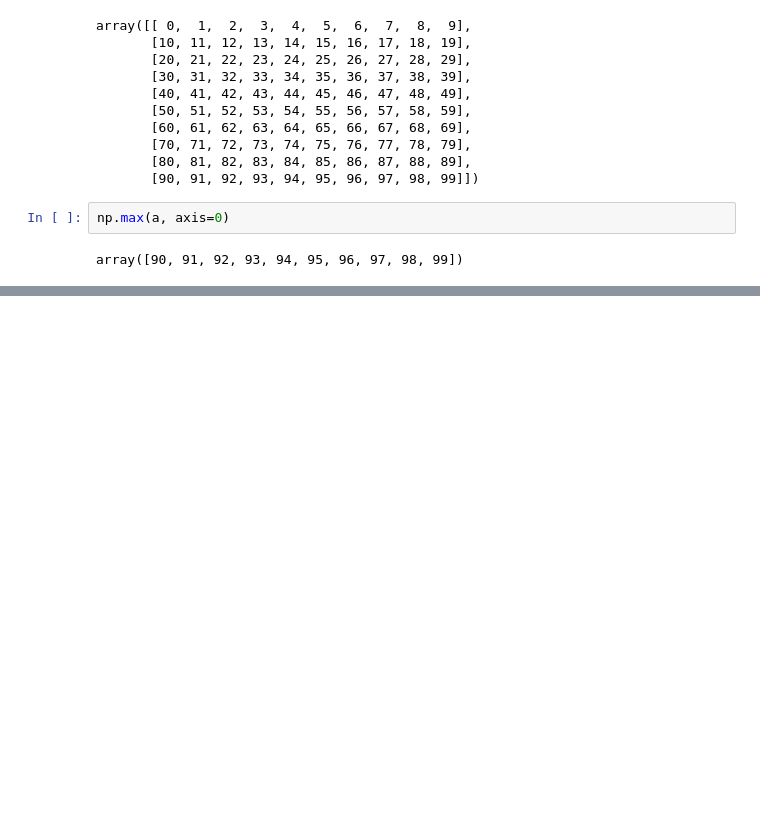
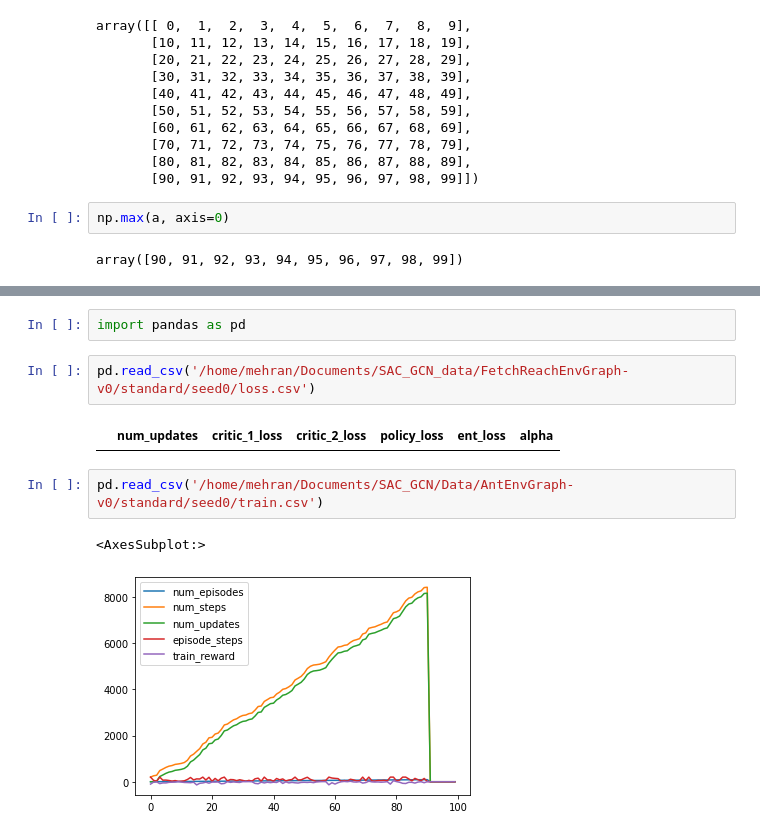
Before and after one commit to MehranTaghian/SAC_GCN, a Jupyter notebook: test.ipynb, the cells around one changed output, grey strips where cells are left out. Drawn from its saved outputs; the diff is of its cells as text; blank space fills up the shorter version.

```diff
--- a/test.ipynb
+++ b/test.ipynb
@@ -328,0 +343,11 @@ array([90, 91, 92, 93, 94, 95, 96, 97, 98, 99])
+# %%
+import pandas as pd
+# %%
+pd.read_csv('/home/mehran/Documents/SAC_GCN_data/FetchReachEnvGraph-v0/standard/seed0/loss.csv')
+# %% [output]
+|  | num_updates | critic_1_loss | critic_2_loss | policy_loss | ent_loss | alpha |
+# %%
+pd.read_csv('/home/mehran/Documents/SAC_GCN/Data/AntEnvGraph-v0/standard/seed0/train.csv')
+# %% [output]
+<AxesSubplot:>
+[figure, added]
```
Also changed, not shown: parts of 3 cells of this notebook, 3 other files.
